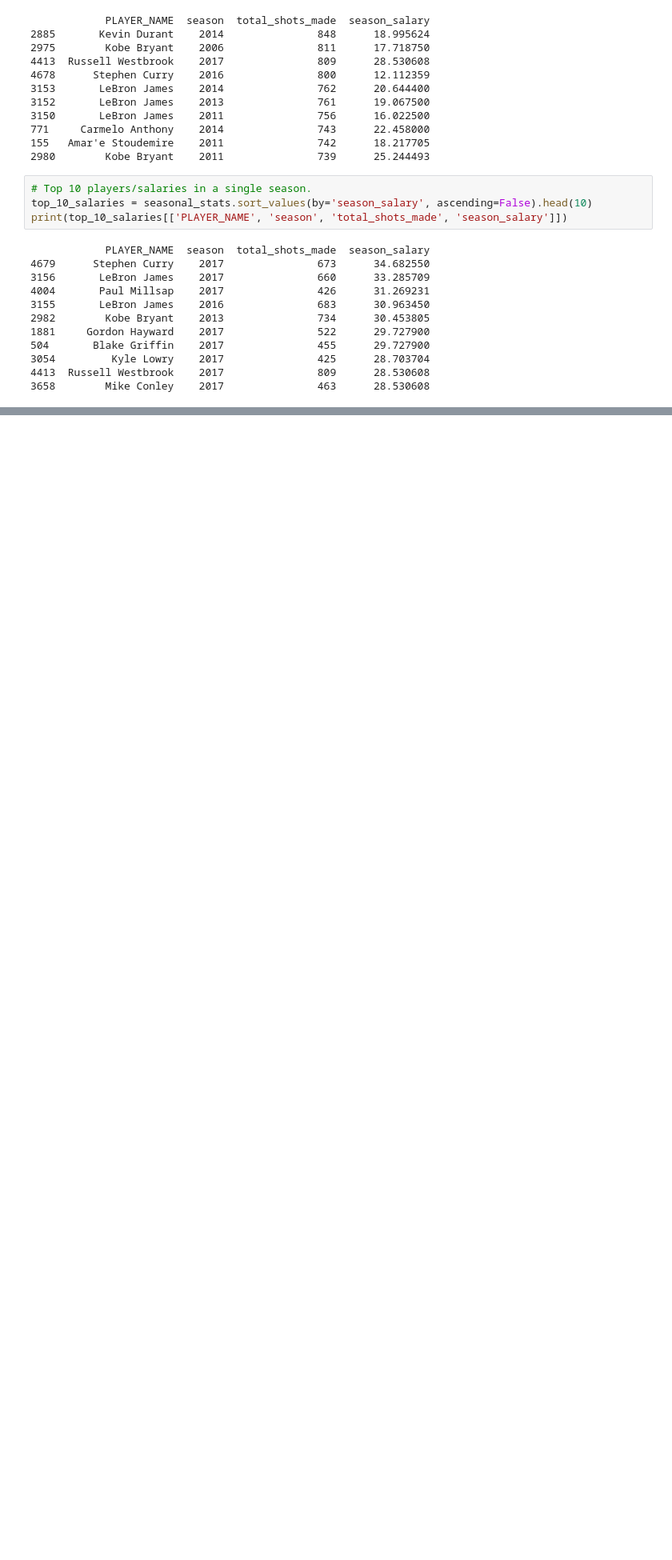
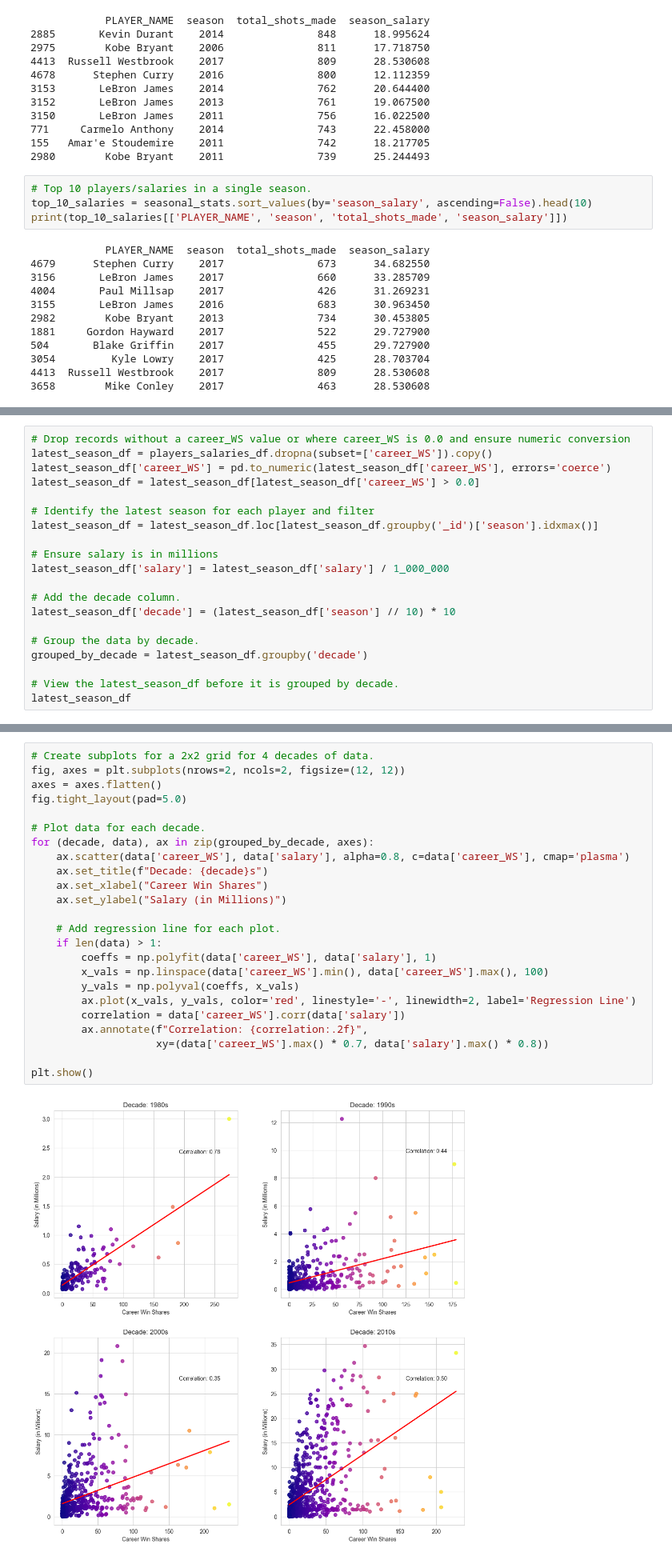
Before and after one commit to janmcconnellCityU/Fall_2024_DS522_Team_Project, a Jupyter notebook: AggregatedCodeDraft.ipynb, the cells around one changed output, grey strips where cells are left out. Shown at 80% size. Drawn from its saved outputs; the diff is of its cells as text; blank space fills up the shorter version.

Commit message:
Updated to include more cleanup, descriptions, and the addition of Win Share Analysis

```diff
--- a/AggregatedCodeDraft.ipynb
+++ b/AggregatedCodeDraft.ipynb
@@ -307,0 +338,20 @@ print(top_10_salaries[['PLAYER_NAME', 'season', 'total_shots_made', 'season_sala
+# %%
+# Drop records without a career_WS value or where career_WS is 0.0 and ensure numeric conversion
+latest_season_df = players_salaries_df.dropna(subset=['career_WS']).copy()
+latest_season_df['career_WS'] = pd.to_numeric(latest_season_df['career_WS'], errors='coerce')
+latest_season_df = latest_season_df[latest_season_df['career_WS'] > 0.0]
+
+# Identify the latest season for each player and filter
+latest_season_df = latest_season_df.loc[latest_season_df.groupby('_id')['season'].idxmax()]
+
+# Ensure salary is in millions
+latest_season_df['salary'] = latest_season_df['salary'] / 1_000_000
+
+# Add the decade column.
+latest_season_df['decade'] = (latest_season_df['season'] // 10) * 10
+
+# Group the data by decade.
+grouped_by_decade = latest_season_df.groupby('decade')
+
+# View the latest_season_df before it is grouped by decade.
+latest_season_df
@@ -307,0 +372,26 @@ print(top_10_salaries[['PLAYER_NAME', 'season', 'total_shots_made', 'season_sala
+# %%
+# Create subplots for a 2x2 grid for 4 decades of data.
+fig, axes = plt.subplots(nrows=2, ncols=2, figsize=(12, 12))
+axes = axes.flatten()
+fig.tight_layout(pad=5.0)
+
+# Plot data for each decade.
+for (decade, data), ax in zip(grouped_by_decade, axes):
+    ax.scatter(data['career_WS'], data['salary'], alpha=0.8, c=data['career_WS'], cmap='plasma')
+    ax.set_title(f"Decade: {decade}s")
+    ax.set_xlabel("Career Win Shares")
+    ax.set_ylabel("Salary (in Millions)")
+
+    # Add regression line for each plot.
+    if len(data) > 1:
+        coeffs = np.polyfit(data['career_WS'], data['salary'], 1)
+        x_vals = np.linspace(data['career_WS'].min(), data['career_WS'].max(), 100)
+        y_vals = np.polyval(coeffs, x_vals)
+        ax.plot(x_vals, y_vals, color='red', linestyle='-', linewidth=2, label='Regression Line')
+        correlation = data['career_WS'].corr(data['salary'])
+        ax.annotate(f"Correlation: {correlation:.2f}",
+                    xy=(data['career_WS'].max() * 0.7, data['salary'].max() * 0.8))
+
+plt.show()
+# %% [output]
+[figure, added]
```
Also changed, not shown: parts of 13 cells of this notebook.
